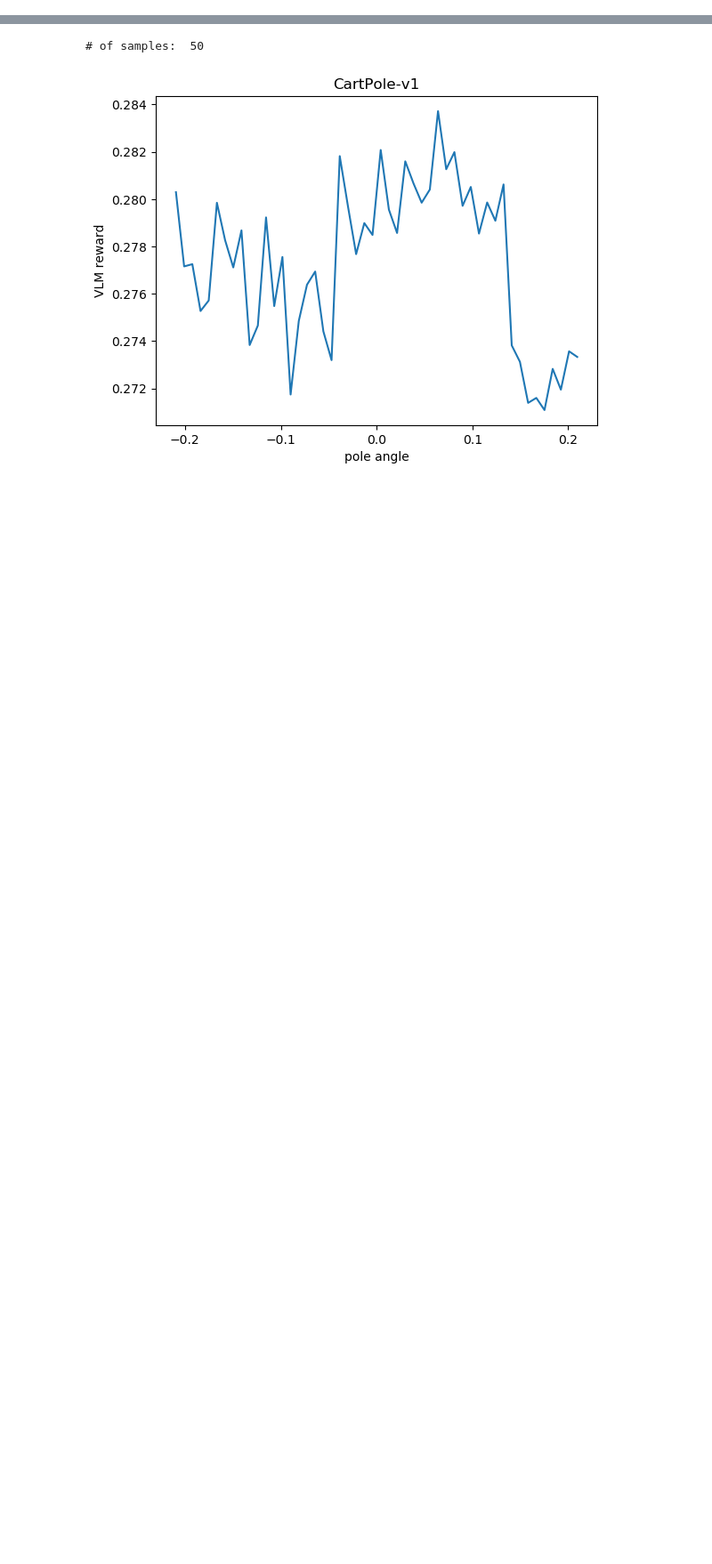
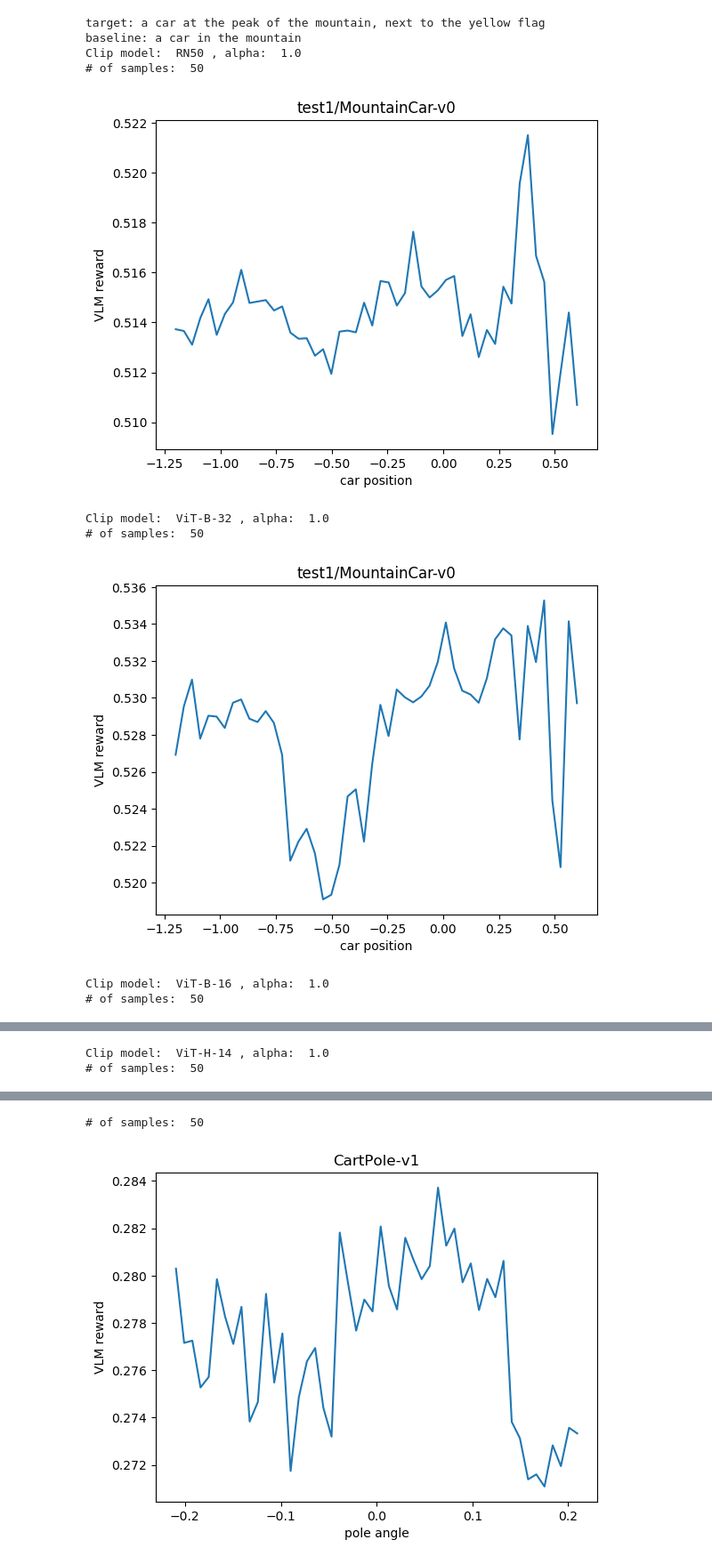
Before and after one commit to quantumiracle/human_prior_games, a Jupyter notebook: openai_gym/render_vlm_reward_full.ipynb, the cells around one changed output, grey strips where cells are left out. Shown at 89% size. Cells and saved outputs as stored; diff of their text form; code cells hidden in the pictures; blank space fills up the shorter version.

```diff
--- a/openai_gym/render_vlm_reward_full.ipynb
+++ b/openai_gym/render_vlm_reward_full.ipynb
@@ -114,0 +174,29 @@ for clip_model in clip_model_list:
+# %%
+# enumerate all results
+env='MountainCar-v0'
+alpha=1.0
+save_folder = 'test1'
+
+
+# print prompt
+with open(f"{save_folder}/{env}_prompt.txt", "r") as file:
+    # Write the first string followed by a newline character
+    print(file.read())
+
+
+for clip_model in clip_model_list:
+    path = f'{save_folder}/{env}_{clip_model}_alpha{alpha}_results.pkl'
+    print('Clip model: ', clip_model, ', alpha: ', alpha)
+    load_results(path, env=env, show_frame=False)
+    print('\n')
+# %% [output]
+target: a car at the peak of the mountain, next to the yellow flag
+baseline: a car in the mountain
+Clip model:  RN50 , alpha:  1.0
+# of samples:  50
+[figure, added]
+Clip model:  ViT-B-32 , alpha:  1.0
+# of samples:  50
+[figure, added]
+Clip model:  ViT-B-16 , alpha:  1.0
+# of samples:  50
@@ -114,0 +204,2 @@ for clip_model in clip_model_list:
+Clip model:  ViT-H-14 , alpha:  1.0
+# of samples:  50
```
Also changed, not shown: parts of 10 cells of this notebook.
